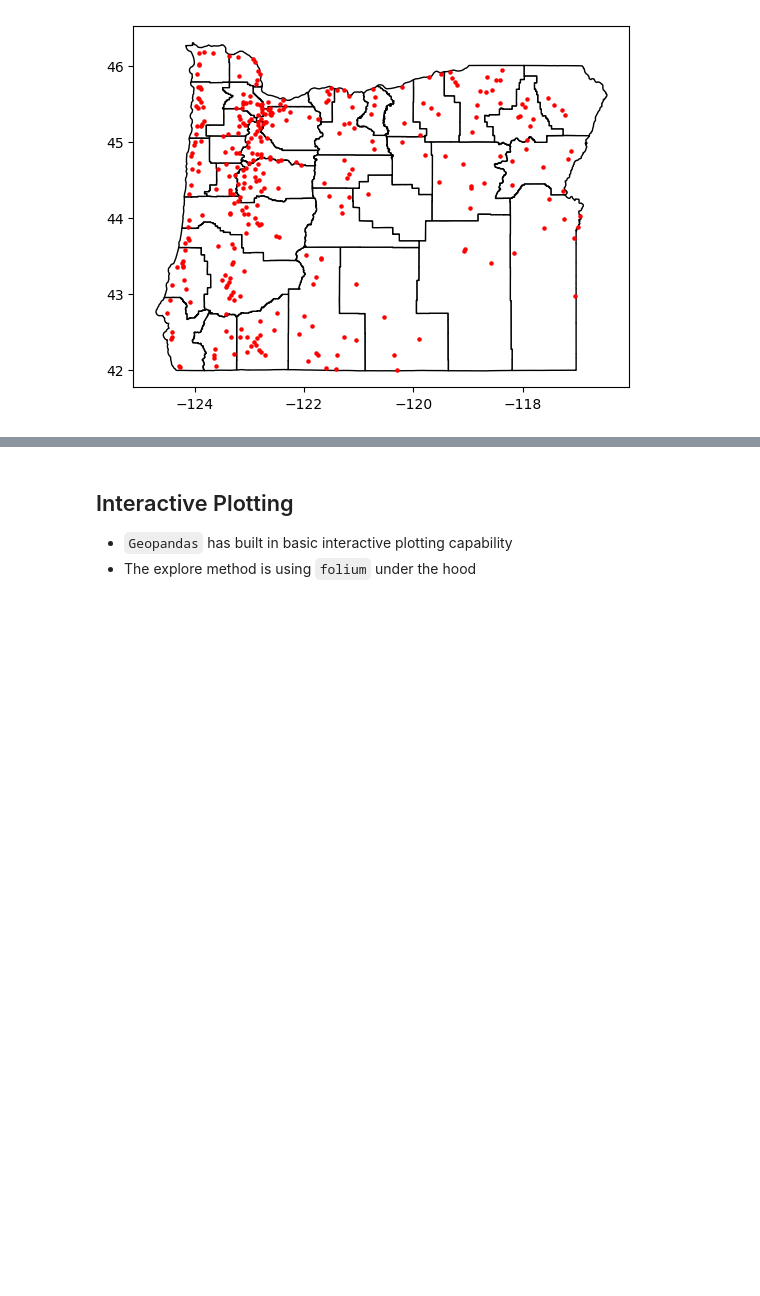
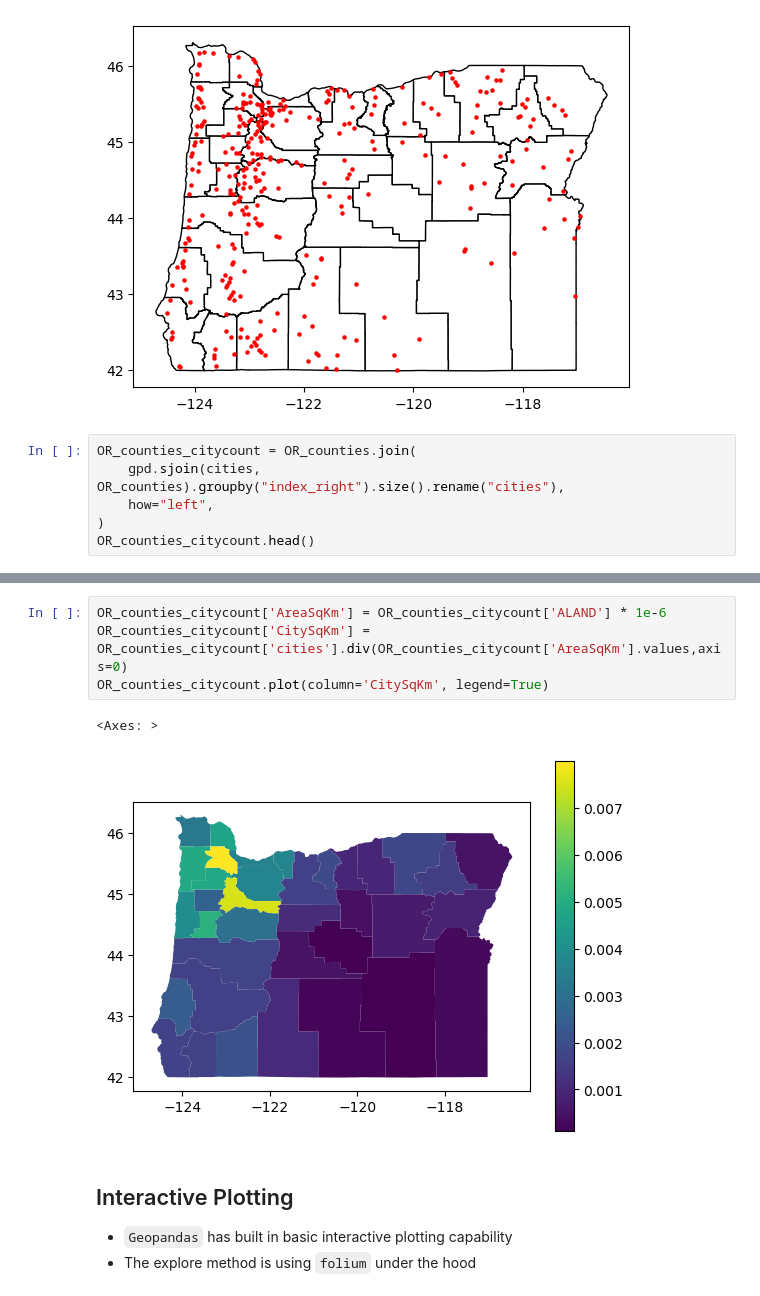
Before and after one commit to USEPA/Python_OpenSource_GIS, a Jupyter notebook: Python_OpenSource_GIS.ipynb, the cells around one changed output, grey strips where cells are left out. Cells and saved outputs as stored; diff of their text form; blank space fills up the shorter version.

Commit message:
updates to visualization

```diff
--- a/Python_OpenSource_GIS.ipynb
+++ b/Python_OpenSource_GIS.ipynb
@@ -127,3 +127,9 @@ cities.plot(ax=ax, marker='o', color='red', markersize=5)
 plt.show();
 # %% [output]
 [figure]
+# %%
+OR_counties_citycount = OR_counties.join(
+    gpd.sjoin(cities, OR_counties).groupby("index_right").size().rename("cities"),
+    how="left",
+)
+OR_counties_citycount.head()
@@ -130,3 +146,10 @@ plt.show();
+# %%
+OR_counties_citycount['AreaSqKm'] = OR_counties_citycount['ALAND'] * 1e-6
+OR_counties_citycount['CitySqKm'] = OR_counties_citycount['cities'].div(OR_counties_citycount['AreaSqKm'].values,axis=0)
+OR_counties_citycount.plot(column='CitySqKm', legend=True)
+# %% [output]
+<Axes: >
+[figure, added]
 # %% [markdown]
 ## Interactive Plotting
 - `Geopandas` has built in basic interactive plotting capability
```
Also changed, not shown: parts of 2 cells of this notebook.
